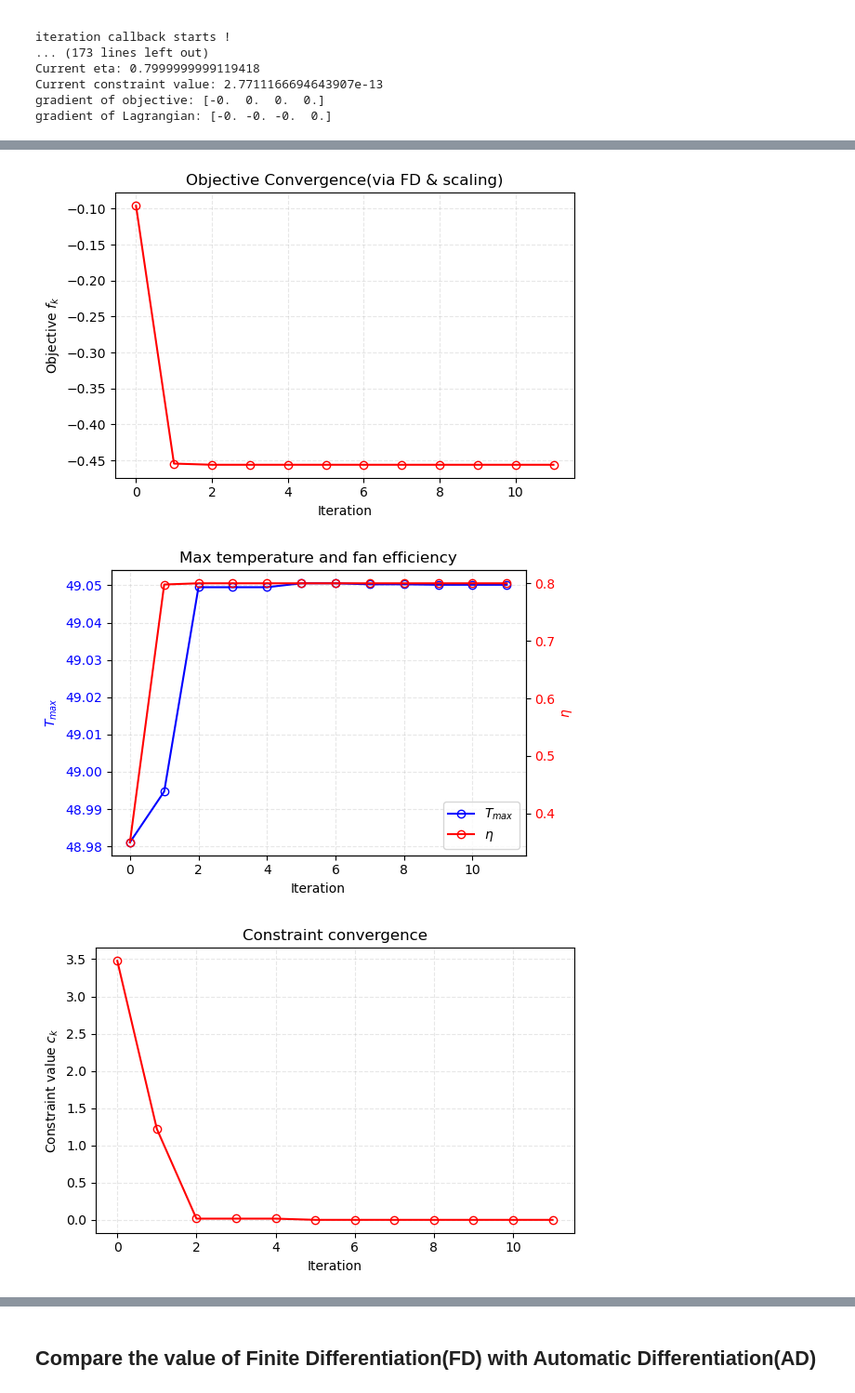
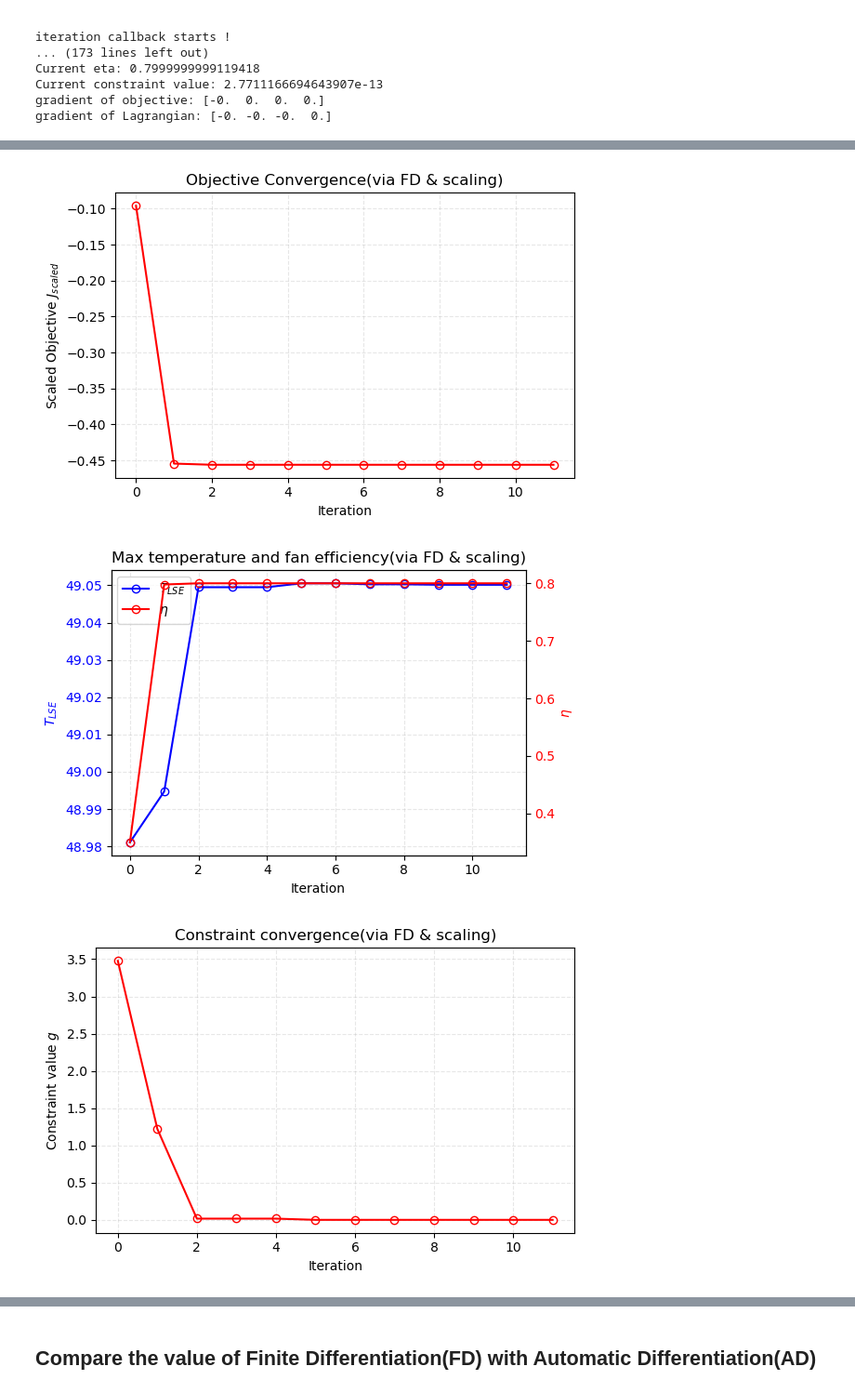
Before and after one commit to mostafakaviri/MECH579_proj, a Jupyter notebook: final_prj_cykwon_scaling.ipynb, the cells around one changed output, grey strips where cells are left out. Shown: that part at 93% size. Drawn from its saved outputs; the diff is of its cells as text; code cells hidden in the pictures.

```diff
--- a/final_prj_cykwon_scaling.ipynb
+++ b/final_prj_cykwon_scaling.ipynb
@@ -264,7 +283,7 @@ ax.plot(
     **marker_style
 )
 ax.set_xlabel('Iteration')
-ax.set_ylabel('Objective $f_k$')
+ax.set_ylabel('Scaled Objective $J_{scaled}$')
 ax.grid(True, which='both', linestyle='--', alpha=0.3)
 
 plt.title('Objective Convergence(via FD & scaling)')
@@ -295,7 +314,7 @@ line1, = ax1.plot(
     **marker_style_blue
 )
 ax1.set_xlabel('Iteration')
-ax1.set_ylabel('$T_{max}$', color='blue')
+ax1.set_ylabel('$T_{LSE}$', color='blue')
 ax1.tick_params(axis='y', labelcolor='blue')
 ax1.grid(True, which='both', linestyle='--', alpha=0.3)
 
@@ -320,10 +339,10 @@ ax2.tick_params(axis='y', labelcolor='red')
 
 # legend
 lines = [line1, line2]
-labels = ['$T_{max}$', '$\eta$']
+labels = ['$T_{LSE}$', '$\eta$']
 ax1.legend(lines, labels, loc='best')
 
-plt.title('Max temperature and fan efficiency')
+plt.title('Max temperature and fan efficiency(via FD & scaling)')
 plt.tight_layout()
 plt.show()
 
@@ -339,10 +358,10 @@ ax.plot(
     **marker_style
 )
 ax.set_xlabel('Iteration')
-ax.set_ylabel('Constraint value $c_k$')
+ax.set_ylabel('Constraint value $g$')
 ax.grid(True, which='both', linestyle='--', alpha=0.3)
 
-plt.title("Constraint convergence")
+plt.title("Constraint convergence(via FD & scaling)")
 plt.tight_layout()
 plt.show()
 
@@ -362,36 +381,36 @@ ax.plot(
 )
 ax.set_yscale('log')
 ax.set_xlabel('Iteration')
-ax.set_ylabel(r'$\|\nabla f\|_{\infty}$')
+ax.set_ylabel(r'$\|\nabla J_{scaled}\|_{\infty}$')
 ax.grid(True, which='both', linestyle='--', alpha=0.3)
 
 plt.title('Objective gradient infinity norm convergence(via FD & scaling)')
 plt.tight_layout()
 plt.show()
 
 # ============================================================
 # (5) grad L (Lagrangian gradient) - log scale
 # ============================================================
 
 grad_L_arr = np.array(iter_grad_L_FD_scaling)   # shape: (n_iter, n_var)
 grad_L_norm = np.linalg.norm(grad_L_arr, axis=1, ord=np.inf)
 
 fig, ax = plt.subplots(figsize=(6, 4))
 
 ax.plot(
     iters,
     grad_L_norm,
     **marker_style
 )
 ax.set_yscale('log')
 ax.set_xlabel('Iteration')
-ax.set_ylabel(r'$\|\nabla L\|_{\infty}$')
+ax.set_ylabel(r'$\|\nabla L_{scaled}\|_{\infty}$')
 ax.grid(True, which='both', linestyle='--', alpha=0.3)
 
 plt.title('Lagrangian gradient infinity norm convergence(via FD & scaling)')
 plt.tight_layout()
 plt.show()
 # %% [output]
-[figure, old version]
+[figure, new version]
-[figure, old version]
+[figure, new version]
-[figure, old version]
+[figure, new version]
```
Also changed, not shown: parts of 8 cells of this notebook, 1 other file.
